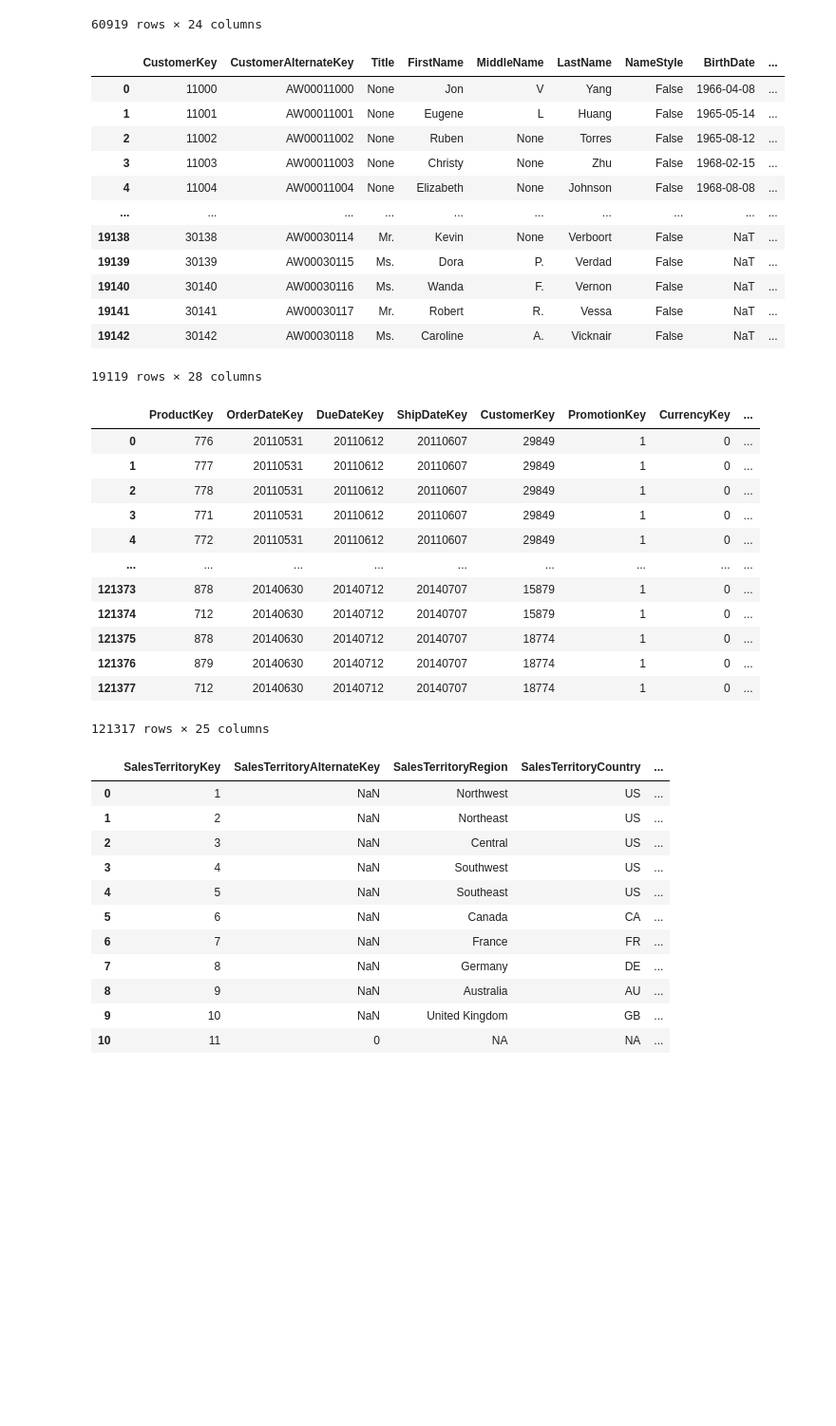
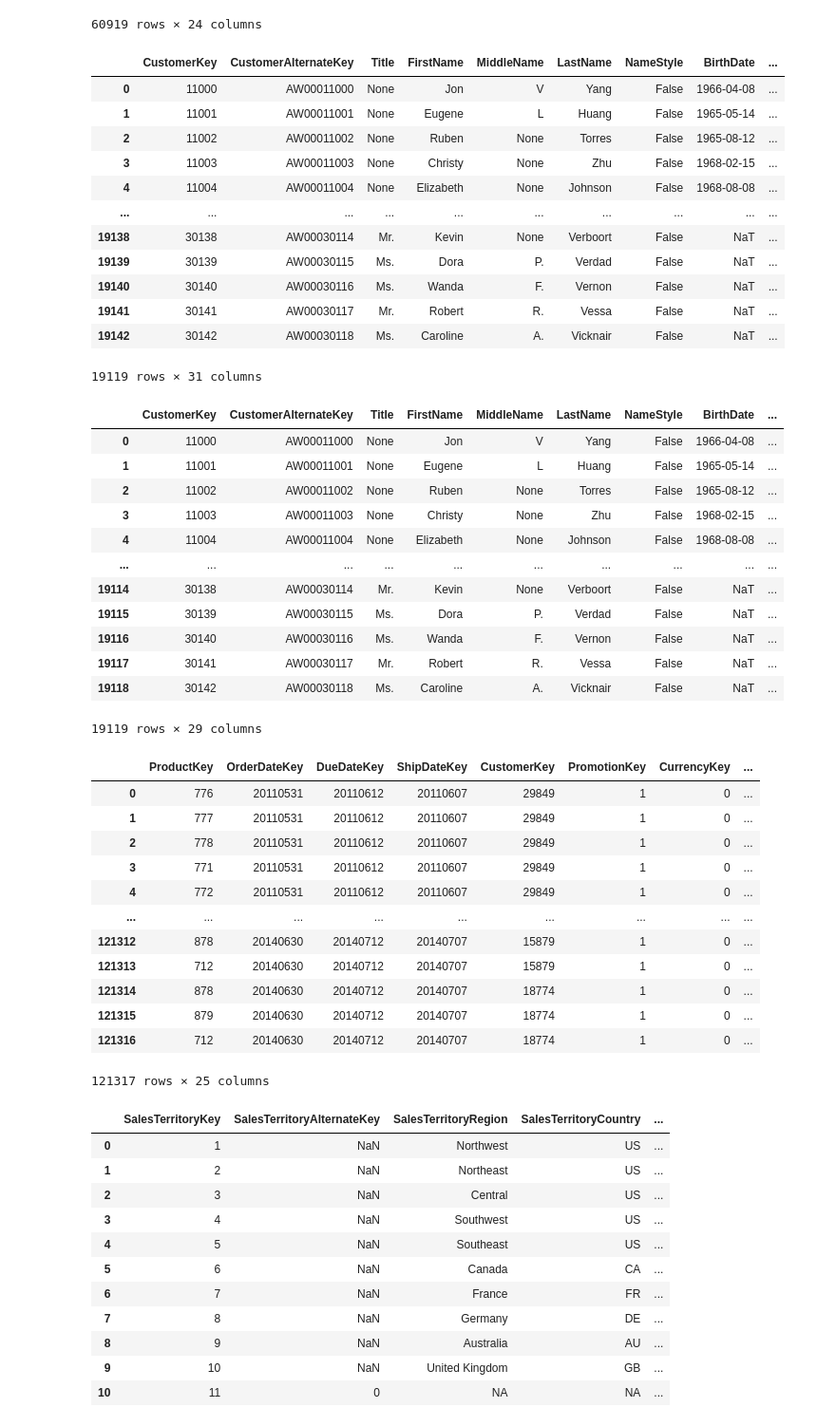
Before and after one commit to AngieJoya99/ETL-proyecto, a Jupyter notebook: pruebaConexion.ipynb, the cells around one changed output. Shown: that part at 95% size. Drawn from its saved outputs; the diff is of its cells as text; code cells hidden in the pictures; blank space fills up the shorter version.

Commit message:
Fixing fkDimCustomer

```diff
--- a/pruebaConexion.ipynb
+++ b/pruebaConexion.ipynb
@@ -725,3 +725,14 @@ def transformDimCustomer2(person, sales):
     ])
 
     return dimCustomer
+# %%
+def generate_unique_ip(keys, base_ip="198.51"):
+    ips = []
+    for k in keys:
+        # Cada "bloque" de 253 IPs usa el siguiente tercer octeto
+        block = (k - 1) // 253
+        last_octet = ((k - 1) % 253) + 2
+        third_octet = 100 + block  # puedes ajustar 100 a cualquier valor inicial
+        ip = f"{base_ip}.{third_octet}.{last_octet}"
+        ips.append(ip)
+    return ips
@@ -728,6 +798,8 @@ def transformDimCustomer2(person, sales):
+# %%
+dimGeography = transformDimGeography(sales, person)
 # %%
 def transformDimCustomer(person, sales):
-    #Tipos IN = Individual Customer
+
     dimCustomer = sales["Customer"][sales["Customer"]["PersonID"].notna()].copy()
 
     dimCustomer = dimCustomer.drop(columns=[
@@ -783,14 +855,14 @@ def transformDimCustomer(person, sales):
 
     dimCustomer = pd.concat([dimCustomer, demografia], axis=1)
 
-    # Address (AddressLine1, AddressLine2)
+    # Address (AddressLine1, AddressLine2, City, PostalCode, StateProvinceID)
     dimCustomer = dimCustomer.merge(
         person["BusinessEntityAddress"][['BusinessEntityID', 'AddressID']],
         left_on='PersonID',
         right_on='BusinessEntityID',
         how='left'
     ).drop(columns=['BusinessEntityID']).merge(
-        person["Address"][['AddressID', 'AddressLine1', 'AddressLine2']],
+        person["Address"][['AddressID', 'AddressLine1', 'AddressLine2', 'City', 'PostalCode', 'StateProvinceID']],
         left_on='AddressID',
         right_on='AddressID',
         how='left'
@@ -821,14 +893,13 @@ def transformDimCustomer(person, sales):
                     "BirthDate", "MaritalStatus", "Suffix", "Gender", "EmailAddress", "YearlyIncome", "TotalChildren",
                     "NumberChildrenAtHome", "EnglishEducation", "SpanishEducation", "FrenchEducation", "EnglishOccupation",
                     "SpanishOccupation", "FrenchOccupation", "HomeOwnerFlag", "NumberCarsOwned", "AddressLine1",
-                    "AddressLine2", "Phone", "DateFirstPurchase", "CommuteDistance"]
+                    "AddressLine2", "Phone", "DateFirstPurchase", "CommuteDistance", "City", "PostalCode",
+                    "StateProvinceID"]
 
     dimCustomer = dimCustomer[column_order]
 
     dimCustomer = dimCustomer.drop_duplicates(subset=["CustomerAlternateKey"])
 
-
-
     return dimCustomer
 # %%
 dimCustomer = transformDimCustomer(
@@ -849,4 +920,4 @@ dimCustomer
 | 19140 | 30140 | AW00030116 | Ms. | Wanda | F. | Vernon | False | NaT | ... |
 | 19141 | 30141 | AW00030117 | Mr. | Robert | R. | Vessa | False | NaT | ... |
 | 19142 | 30142 | AW00030118 | Ms. | Caroline | A. | Vicknair | False | NaT | ... |
-19119 rows × 28 columns
+19119 rows × 31 columns
@@ -853,3 +1005,20 @@ dimCustomer
+# %%
+resultDimCustomer = fkDimCustomer(dimCustomer, dimGeography, person)
+resultDimCustomer
+# %% [output]
+|  | CustomerKey | CustomerAlternateKey | Title | FirstName | MiddleName | LastName | NameStyle | BirthDate | ... |
+| 0 | 11000 | AW00011000 | None | Jon | V | Yang | False | 1966-04-08 | ... |
+| 1 | 11001 | AW00011001 | None | Eugene | L | Huang | False | 1965-05-14 | ... |
+| 2 | 11002 | AW00011002 | None | Ruben | None | Torres | False | 1965-08-12 | ... |
+| 3 | 11003 | AW00011003 | None | Christy | None | Zhu | False | 1968-02-15 | ... |
+| 4 | 11004 | AW00011004 | None | Elizabeth | None | Johnson | False | 1968-08-08 | ... |
+| ... | ... | ... | ... | ... | ... | ... | ... | ... | ... |
+| 19114 | 30138 | AW00030114 | Mr. | Kevin | None | Verboort | False | NaT | ... |
+| 19115 | 30139 | AW00030115 | Ms. | Dora | P. | Verdad | False | NaT | ... |
+| 19116 | 30140 | AW00030116 | Ms. | Wanda | F. | Vernon | False | NaT | ... |
+| 19117 | 30141 | AW00030117 | Mr. | Robert | R. | Vessa | False | NaT | ... |
+| 19118 | 30142 | AW00030118 | Ms. | Caroline | A. | Vicknair | False | NaT | ... |
+19119 rows × 29 columns
 # %%
 def transformFactInternetSales(product, salesOrderDetail, salesOrderHeader, customer, dimCustomer, dimCurrency, currencyRate, stateProvince, salesTaxRate):
     salesOrderDetail = salesOrderDetail.copy()
@@ -958,11 +1127,11 @@ dim
 | 3 | 771 | 20110531 | 20110612 | 20110607 | 29849 | 1 | 0 | ... |
 | 4 | 772 | 20110531 | 20110612 | 20110607 | 29849 | 1 | 0 | ... |
 | ... | ... | ... | ... | ... | ... | ... | ... | ... |
-| 121373 | 878 | 20140630 | 20140712 | 20140707 | 15879 | 1 | 0 | ... |
-| 121374 | 712 | 20140630 | 20140712 | 20140707 | 15879 | 1 | 0 | ... |
-| 121375 | 878 | 20140630 | 20140712 | 20140707 | 18774 | 1 | 0 | ... |
-| 121376 | 879 | 20140630 | 20140712 | 20140707 | 18774 | 1 | 0 | ... |
-| 121377 | 712 | 20140630 | 20140712 | 20140707 | 18774 | 1 | 0 | ... |
+| 121312 | 878 | 20140630 | 20140712 | 20140707 | 15879 | 1 | 0 | ... |
+| 121313 | 712 | 20140630 | 20140712 | 20140707 | 15879 | 1 | 0 | ... |
+| 121314 | 878 | 20140630 | 20140712 | 20140707 | 18774 | 1 | 0 | ... |
+| 121315 | 879 | 20140630 | 20140712 | 20140707 | 18774 | 1 | 0 | ... |
+| 121316 | 712 | 20140630 | 20140712 | 20140707 | 18774 | 1 | 0 | ... |
 121317 rows × 25 columns
 # %%
 def transformDimSalesTerritory(SalesTerritory):
```
Also changed, not shown: parts of 2 cells of this notebook.
